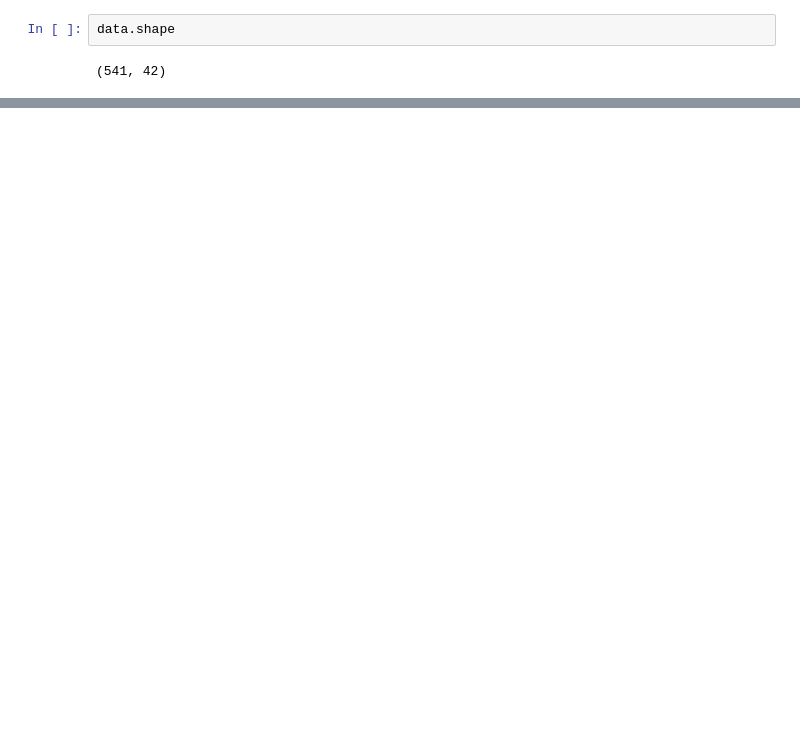
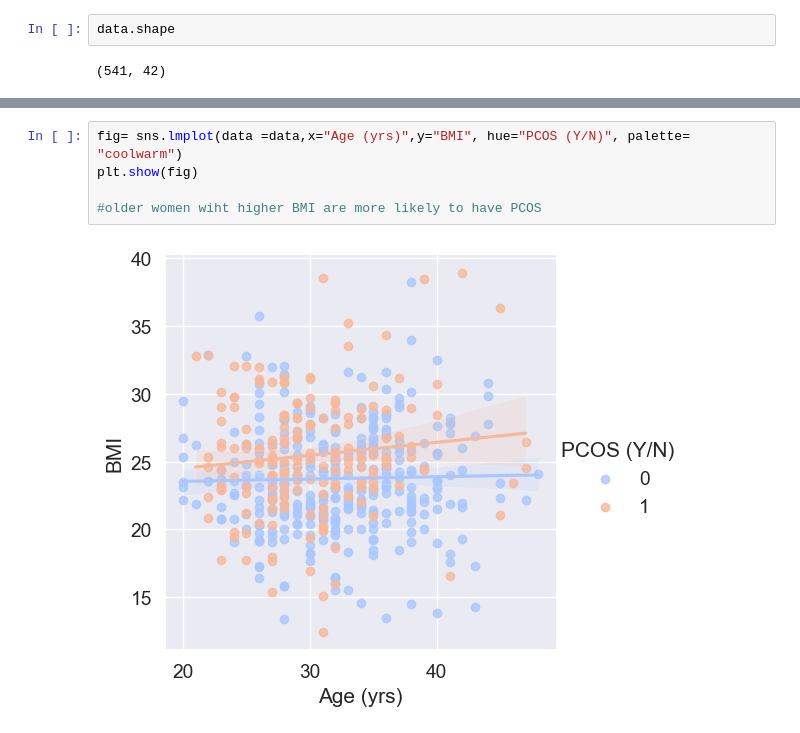
Before and after one commit to miranitta/GDG_MLdepartment_projects, a Jupyter notebook: Project_one/pcos_without_infertility.ipynb, the cells around one changed output, grey strips where cells are left out. Drawn from its saved outputs; the diff is of its cells as text; blank space fills up the shorter version.

```diff
--- a/Project_one/pcos_without_infertility.ipynb
+++ b/Project_one/pcos_without_infertility.ipynb
@@ -271,0 +348,7 @@ data.shape
+# %%
+fig= sns.lmplot(data =data,x="Age (yrs)",y="BMI", hue="PCOS (Y/N)", palette= "coolwarm")
+plt.show(fig)
+
+#older women wiht higher BMI are more likely to have PCOS
+# %% [output]
+[figure, added]
```
Also changed, not shown: parts of 17 cells of this notebook, 1 other file.
